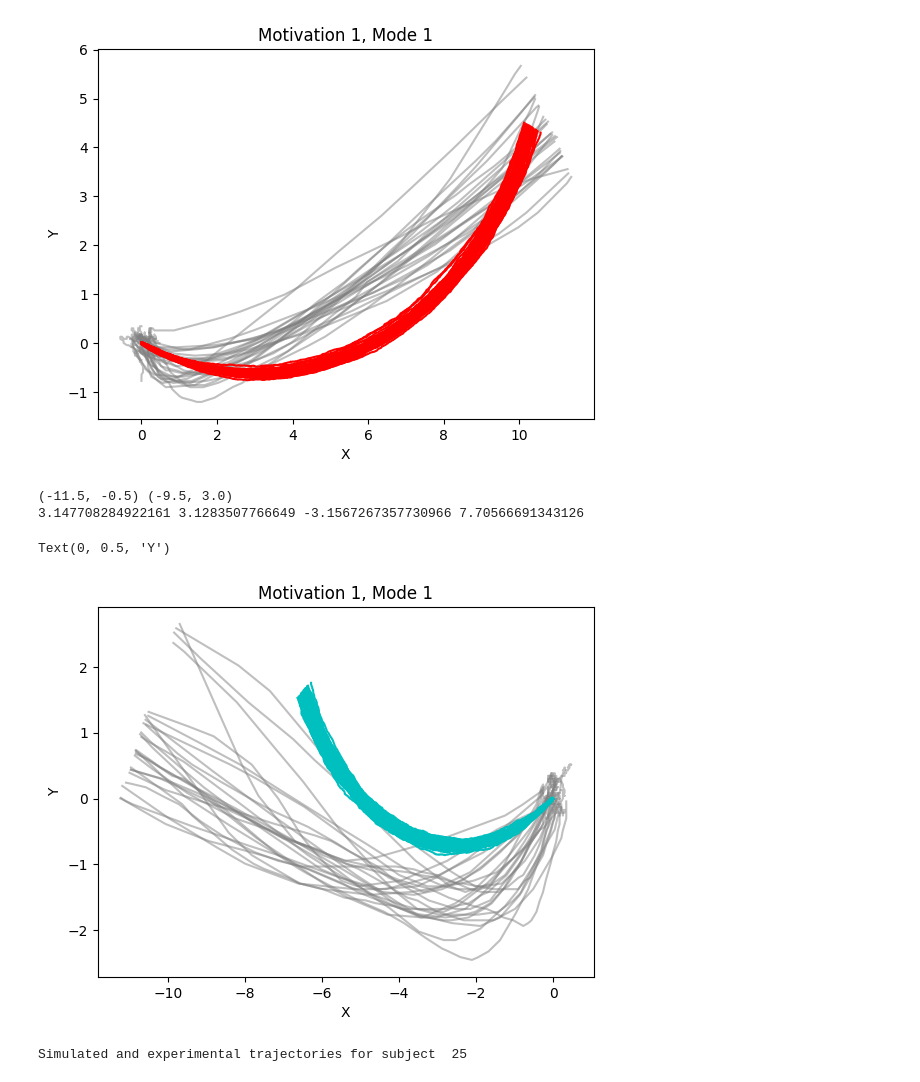
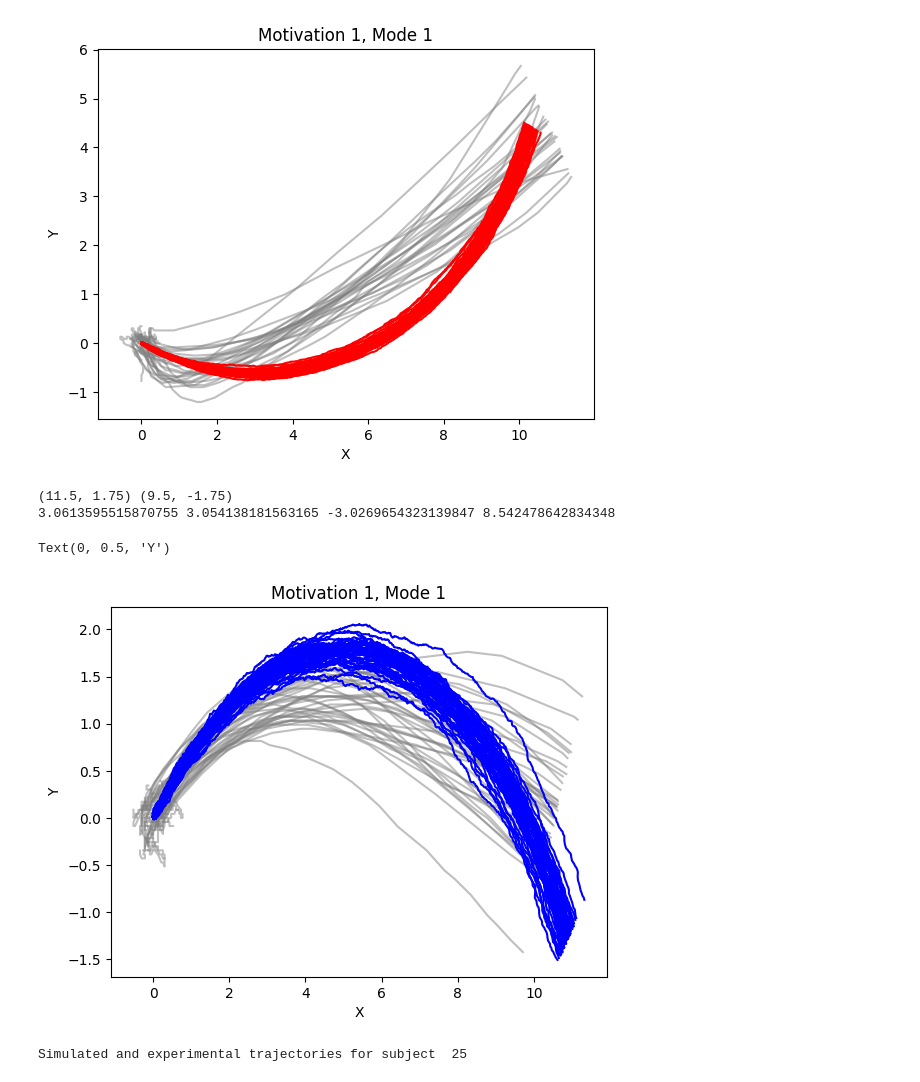
Before and after one commit to flaviaferrus/MotorControlPrediction, a Jupyter notebook: Notebooks/MultipleSubjects.ipynb, the cells around one changed output. Drawn from its saved outputs; the diff is of its cells as text; code cells hidden in the pictures.

```diff
--- a/Notebooks/MultipleSubjects.ipynb
+++ b/Notebooks/MultipleSubjects.ipynb
@@ -222,12 +230,12 @@ def linear_transf_(dfx : pd.DataFrame, dfy : pd.DataFrame,
             model_target = np.array((np.cos(-math.pi*12/24),np.sin(-math.pi*12/24)))
 
         elif rectx[0] < 0 and recty[-1] > 0:
-            model_origin = np.array((1.35,-0.85))
+            model_origin = np.array((0.8,-0.8))
             screen_origin = np.array(((-rectx[1]-rectx[0])/2,(recty[1]+recty[0])/2))
             model_target = np.array((np.cos(-math.pi*12/24),np.sin(-math.pi*12/24)))
 
         elif rectx[0] > 0 and recty[-1] < 0:
-            model_origin = np.array((1.5,-0.8))
+            model_origin = np.array((0.9,-0.8))
             screen_origin = np.array(((rectx[1]+rectx[0])/2,(-recty[1]-recty[0])/2))
             model_target = np.array((np.cos(-math.pi*12/24),np.sin(-math.pi*12/24)))
 
@@ -490,7 +498,7 @@ Text(0, 0.5, 'Y')
 subject = 25
 motivation = 1
 mode = 1
-cluster = 3
+cluster = 2
 inverse = True
 inverse2 = False
 
@@ -517,36 +525,36 @@ for i in range(len(dfx_)):
 gamma, epsilon, alpha = params.x
 sigma = sigma.x
 print(gamma, epsilon, alpha, sigma)
 
 parameters2=(3.7, -0.15679707,  0.97252444,  0.54660283, -6.75775885, -0.06253371)
 n=50
 timestep=1/500
 colors = ['r', 'g', 'b', 'c']
 color = colors[cluster % len(colors)]
 
 for i in range(n):
     x, y, v, w, ux, uy, T = numericalSimulation(x_0=(0,0,0,0), p_T=1.3,
                                                 sigma=sigma*0.05, gamma=gamma, epsilon=epsilon, alpha=alpha,
                                                 u_0=parameters2[:2], l_0=parameters2[2:],
                                                 i_max=1000, dt=timestep,
                                                 Autoregr=False,
                                                 Arc=True, angle=math.pi*12/24, angle0=0, p=(.2,0), r=.1)
     if inverse:
         x_, y_ = linear_transf_(x, y, segments[cluster][0], segments[cluster][1], inverse = True)
         ax.plot(x_, y_, color = color, label=f'Simulated Trajectories Cluster {cluster}' if i == 0 else "")
     else:
         ax.plot(x, y, color = color, label=f'Simulated Trajectories Cluster {cluster}' if i == 0 else "")
 
 
 
 ax.set_title(f'Motivation {motivation}, Mode {mode}')
 ax.set_xlabel('X')
 ax.set_ylabel('Y')
 # %% [output]
-(-11.5, -0.5) (-9.5, 3.0)
-3.147708284922161 3.1283507766649 -3.1567267357730966 7.70566691343126
+(11.5, 1.75) (9.5, -1.75)
+3.0613595515870755 3.054138181563165 -3.0269654323139847 8.542478642834348
 Text(0, 0.5, 'Y')
-[figure, old version]
+[figure, new version]
 # %%
 generated_multiple_trajectories_plot(scaled_data_dict, params_loaded,
                             opt_sigma,
```
Also changed, not shown: parts of 2 cells of this notebook, 16 other files.
